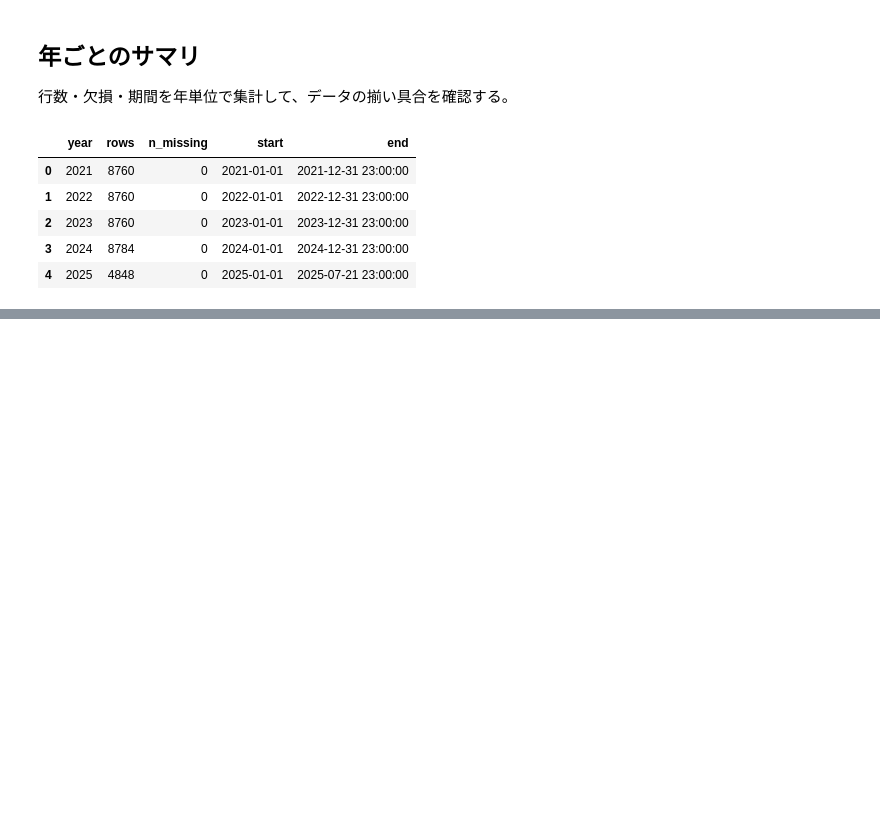
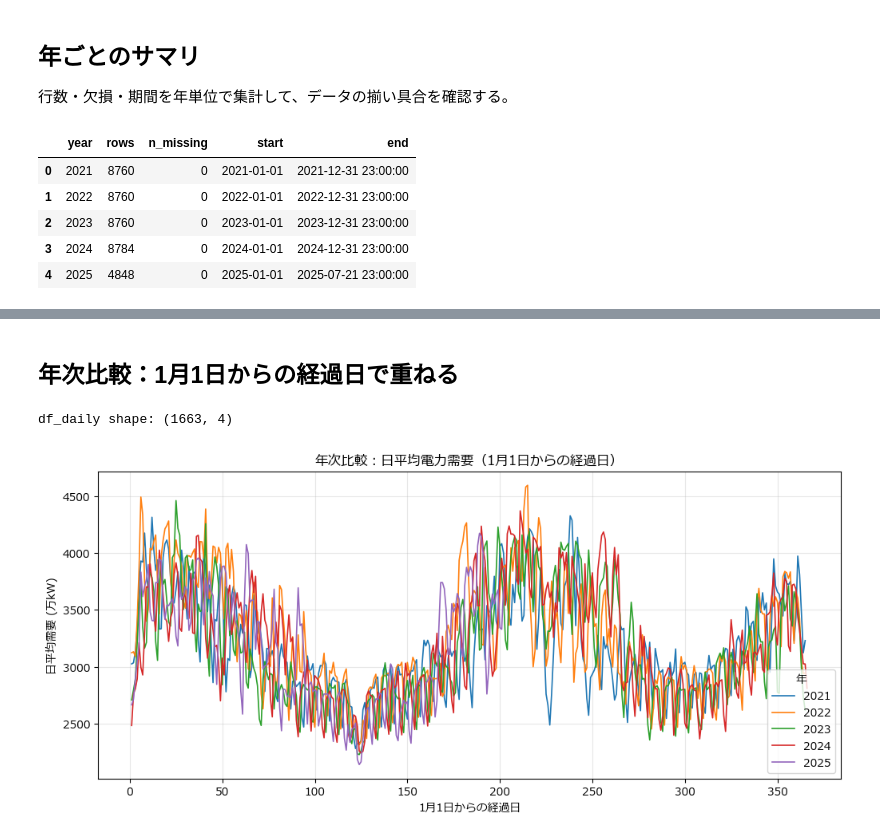
Before and after one commit to sugawarapepper66-droid/power-demand-analysis, a Jupyter notebook: notebooks/01_load_check.ipynb, the cells around one changed output, grey strips where cells are left out. Saved outputs shown, nothing was run; the diff lists cells and outputs as text; code cells hidden in the pictures; blank space fills up the shorter version.

```diff
--- a/notebooks/01_load_check.ipynb
+++ b/notebooks/01_load_check.ipynb
@@ -101,0 +129,35 @@ summary
+# %% [markdown]
+## 年次比較：1月1日からの経過日で重ねる
+# %%
+df_daily = (
+    df_all
+    .set_index("datetime")
+    .resample("D")["demand"]
+    .mean()
+    .reset_index()
+)
+
+df_daily["year"]=df_daily["datetime"].dt.year
+df_daily["dayofyear"]=df_daily["datetime"].dt.dayofyear
+
+print("df_daily shape:", df_daily.shape)
+df_daily.head()
+
+fig, ax=plt.subplots(figsize=(12,5))
+
+for year in [2021,2022,2023,2024,2025]:
+    sub = df_daily[df_daily["year"] == year]
+    ax.plot(sub["dayofyear"],sub["demand"], label=str(year), linewidth = 1.2)
+
+
+ax.set_title("年次比較：日平均電力需要（1月1日からの経過日）")
+ax.set_xlabel("1月1日からの経過日")
+ax.set_ylabel("日平均需要 (万kW)")
+ax.legend(title="年")
+ax.grid(True, alpha=0.3)
+
+fig.savefig(IMG_DIR / "02_yearly_overlay.png", dpi=120, bbox_inches="tight")
+plt.show()
+# %% [output]
+df_daily shape: (1663, 4)
+[figure, added]
```
Also changed, not shown: parts of 12 cells of this notebook, 7 other files.
